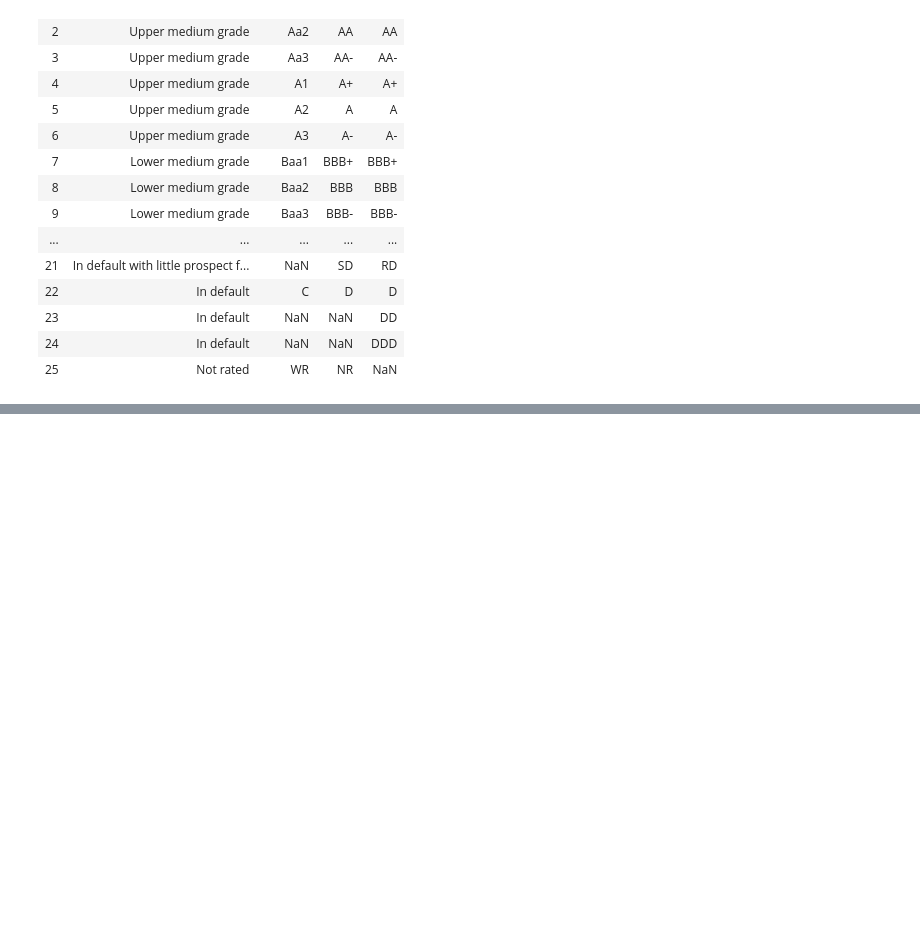
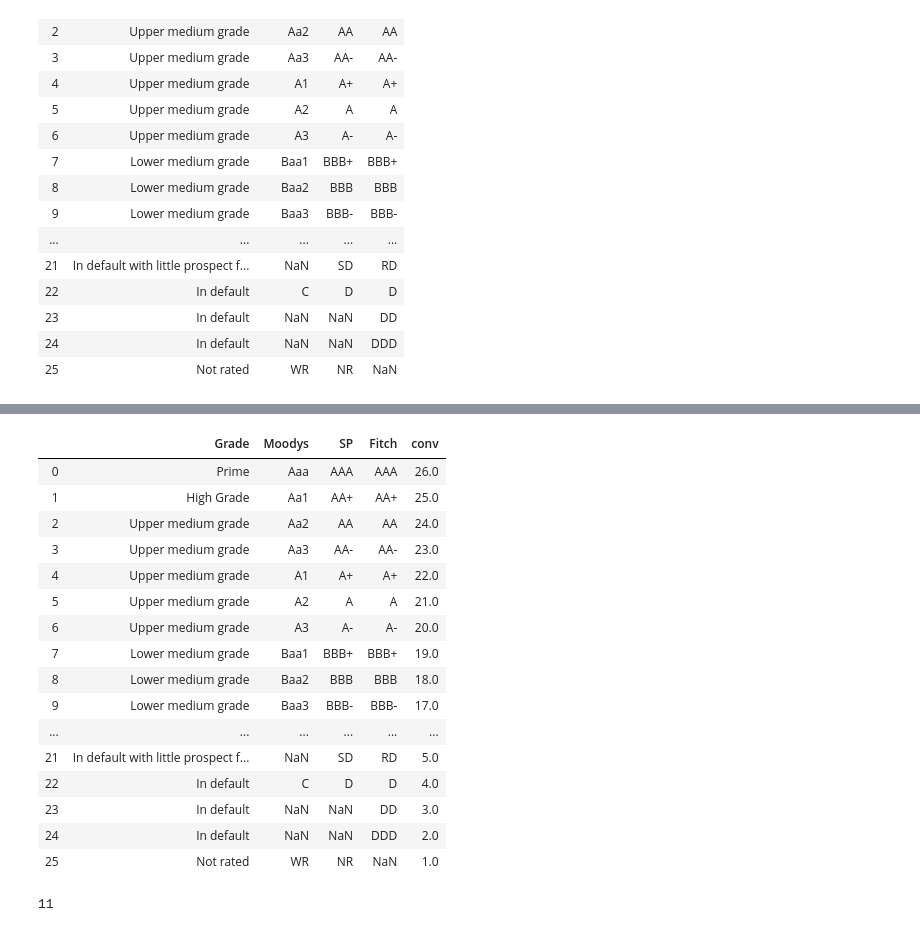
Before and after one commit to feraguilari/WorldBank_Capstone, a Jupyter notebook: country_ratings_EDA.ipynb, the cells around one changed output, grey strips where cells are left out. Cells and saved outputs as stored; diff of their text form; code cells hidden in the pictures; blank space fills up the shorter version.

```diff
--- a/country_ratings_EDA.ipynb
+++ b/country_ratings_EDA.ipynb
@@ -65,0 +151,24 @@ fitch_ratings = list(valid_ratings.Fitch.dropna())
+# %%
+valid_ratings
+# %% [output]
+|  | Grade | Moodys | SP | Fitch | conv |
+| 0 | Prime | Aaa | AAA | AAA | 26.0 |
+| 1 | High Grade | Aa1 | AA+ | AA+ | 25.0 |
+| 2 | Upper medium grade | Aa2 | AA | AA | 24.0 |
+| 3 | Upper medium grade | Aa3 | AA- | AA- | 23.0 |
+| 4 | Upper medium grade | A1 | A+ | A+ | 22.0 |
+| 5 | Upper medium grade | A2 | A | A | 21.0 |
+| 6 | Upper medium grade | A3 | A- | A- | 20.0 |
+| 7 | Lower medium grade | Baa1 | BBB+ | BBB+ | 19.0 |
+| 8 | Lower medium grade | Baa2 | BBB | BBB | 18.0 |
+| 9 | Lower medium grade | Baa3 | BBB- | BBB- | 17.0 |
+| ... | ... | ... | ... | ... | ... |
+| 21 | In default with little prospect f... | NaN | SD | RD | 5.0 |
+| 22 | In default | C | D | D | 4.0 |
+| 23 | In default | NaN | NaN | DD | 3.0 |
+| 24 | In default | NaN | NaN | DDD | 2.0 |
+| 25 | Not rated | WR | NR | NaN | 1.0 |
+# %%
+valid_ratings.Grade.nunique()
+# %% [output]
+11
```
Also changed, not shown: parts of 10 cells of this notebook, 1 other file.
